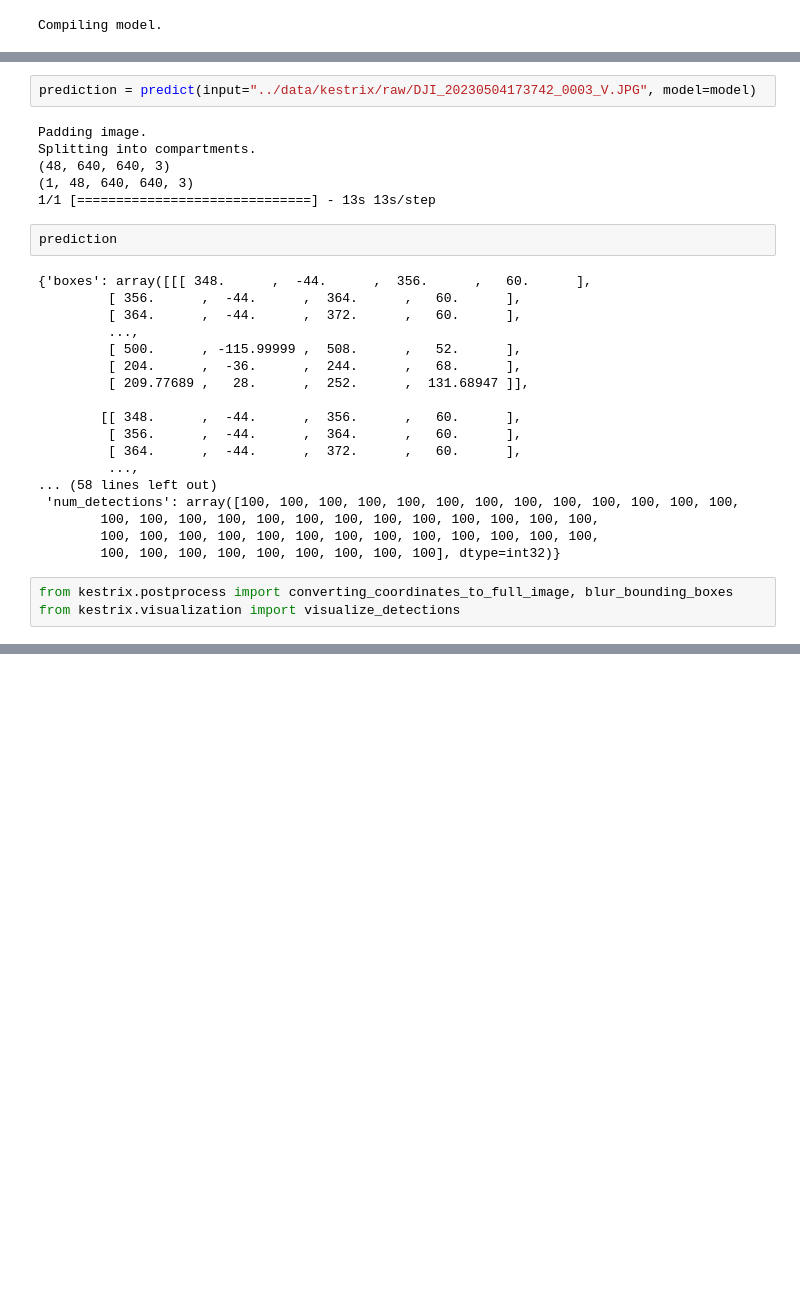
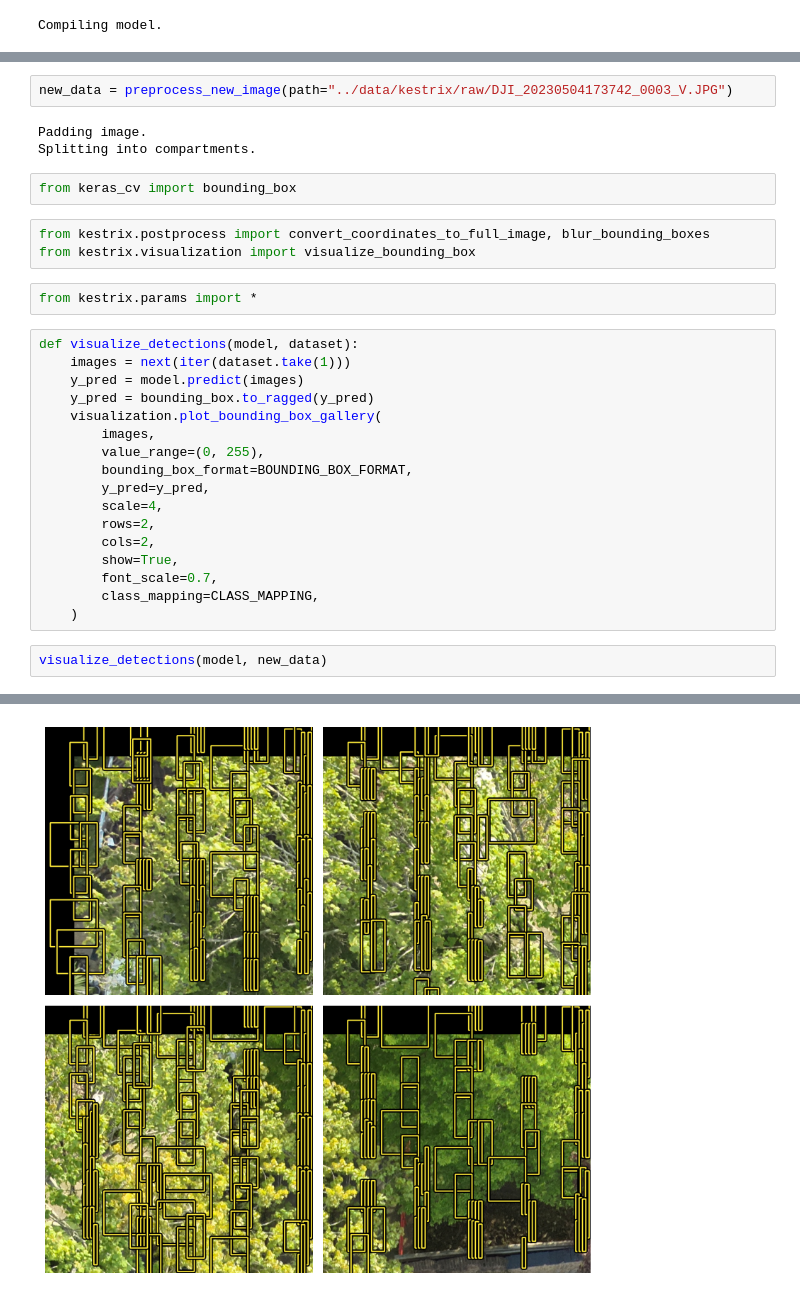
Before and after one commit to Max-c3/TWELO, a Jupyter notebook: notebooks/tim_hilde_training.ipynb, the cells around one changed output, grey strips where cells are left out. Cells and saved outputs as stored; diff of their text form; blank space fills up the shorter version.

```diff
--- a/notebooks/tim_hilde_training.ipynb
+++ b/notebooks/tim_hilde_training.ipynb
@@ -13,31 +15,32 @@ Compiling model.
 # %%
-prediction = predict(input="../data/kestrix/raw/DJI_20230504173742_0003_V.JPG", model=model)
+new_data = preprocess_new_image(path="../data/kestrix/raw/DJI_20230504173742_0003_V.JPG")
 # %% [output]
 Padding image.
 Splitting into compartments.
-(48, 640, 640, 3)
-(1, 48, 640, 640, 3)
-1/1 [==============================] - 13s 13s/step
-# %%
-prediction
-# %% [output]
-{'boxes': array([[[ 348.      ,  -44.      ,  356.      ,   60.      ],
-         [ 356.      ,  -44.      ,  364.      ,   60.      ],
-         [ 364.      ,  -44.      ,  372.      ,   60.      ],
-         ...,
-         [ 500.      , -115.99999 ,  508.      ,   52.      ],
-         [ 204.      ,  -36.      ,  244.      ,   68.      ],
-         [ 209.77689 ,   28.      ,  252.      ,  131.68947 ]],
-
-        [[ 348.      ,  -44.      ,  356.      ,   60.      ],
-         [ 356.      ,  -44.      ,  364.      ,   60.      ],
-         [ 364.      ,  -44.      ,  372.      ,   60.      ],
-         ...,
-... (58 lines left out)
- 'num_detections': array([100, 100, 100, 100, 100, 100, 100, 100, 100, 100, 100, 100, 100,
-        100, 100, 100, 100, 100, 100, 100, 100, 100, 100, 100, 100, 100,
-        100, 100, 100, 100, 100, 100, 100, 100, 100, 100, 100, 100, 100,
-        100, 100, 100, 100, 100, 100, 100, 100, 100], dtype=int32)}
+# %%
+from keras_cv import bounding_box
 # %%
-from kestrix.postprocess import converting_coordinates_to_full_image, blur_bounding_boxes
-from kestrix.visualization import visualize_detections
+from kestrix.postprocess import convert_coordinates_to_full_image, blur_bounding_boxes
+from kestrix.visualization import visualize_bounding_box
+# %%
+from kestrix.params import *
+# %%
+def visualize_detections(model, dataset):
+    images = next(iter(dataset.take(1)))
+    y_pred = model.predict(images)
+    y_pred = bounding_box.to_ragged(y_pred)
+    visualization.plot_bounding_box_gallery(
+        images,
+        value_range=(0, 255),
+        bounding_box_format=BOUNDING_BOX_FORMAT,
+        y_pred=y_pred,
+        scale=4,
+        rows=2,
+        cols=2,
+        show=True,
+        font_scale=0.7,
+        class_mapping=CLASS_MAPPING,
+    )
+# %%
+visualize_detections(model, new_data)
+# %% [output]
@@ -43,0 +48 @@ from kestrix.visualization import visualize_detections
+[figure, added]
```
Also changed, not shown: parts of 7 cells of this notebook, 2 other files.
